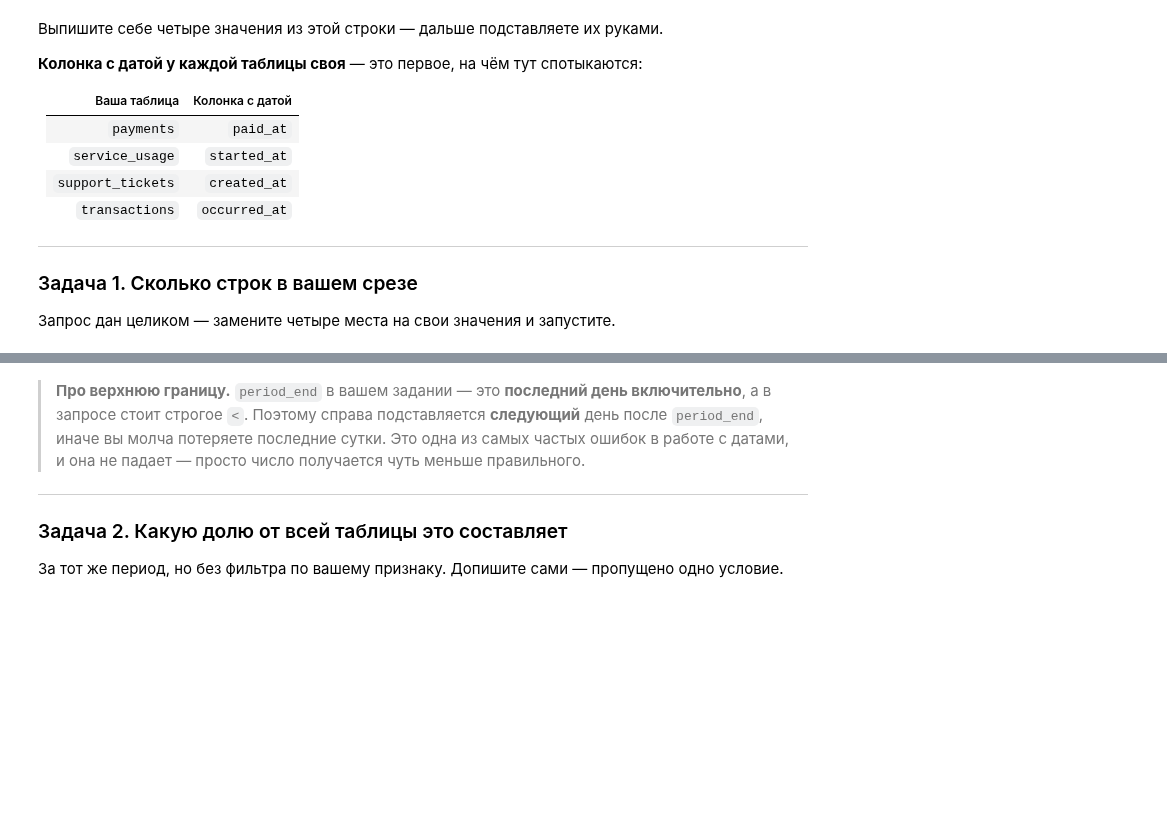
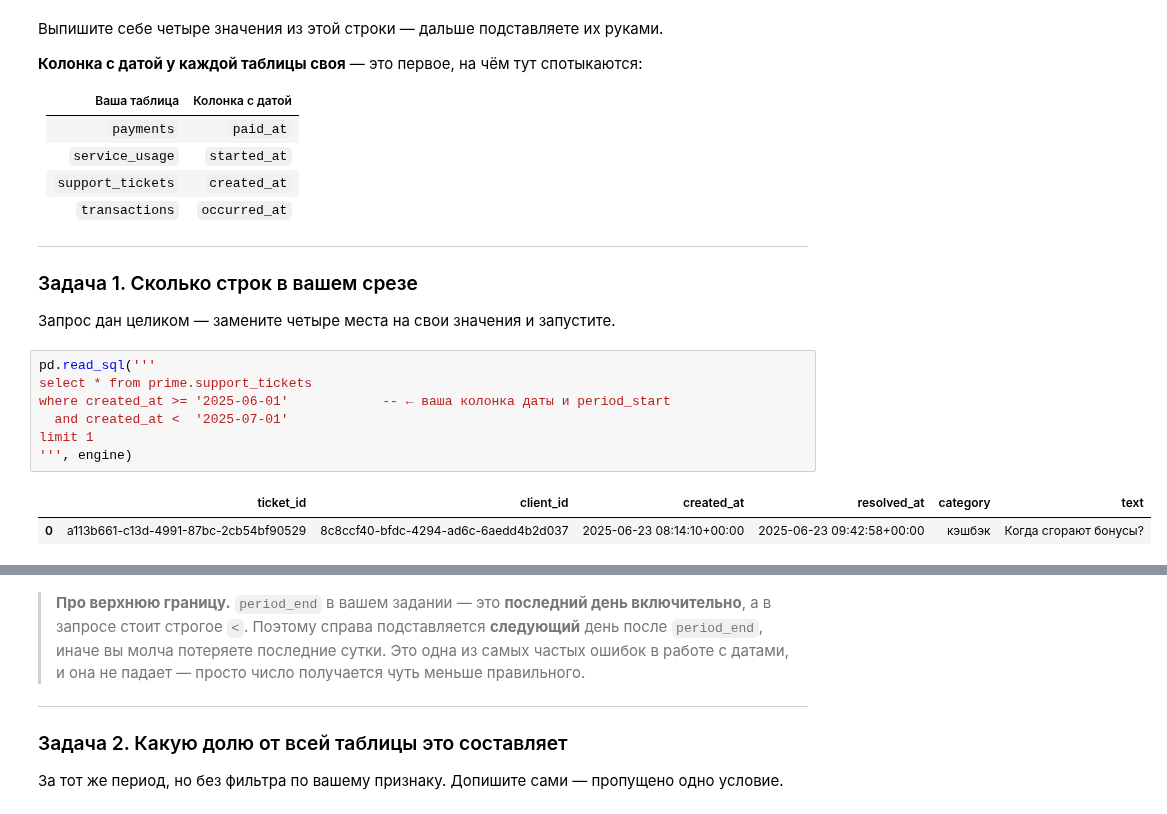
Before and after one commit to ART1X1/bpm_python_magistr, a Jupyter notebook: notebooks/seminar_1.ipynb, the cells around one changed output, grey strips where cells are left out. Drawn from its saved outputs; the diff is of its cells as text; blank space fills up the shorter version.

```diff
--- a/notebooks/seminar_1.ipynb
+++ b/notebooks/seminar_1.ipynb
@@ -475,4 +474,14 @@ pd.read_sql("select * from prime.assignments where login = current_user", engine
 ### Задача 1. Сколько строк в вашем срезе
 
 Запрос дан целиком — замените четыре места на свои значения и запустите.
+# %%
+pd.read_sql('''
+select * from prime.support_tickets
+where created_at >= '2025-06-01'            -- ← ваша колонка даты и period_start
+  and created_at <  '2025-07-01'
+limit 1
+''', engine)
+# %% [output]
+|  | ticket_id | client_id | created_at | resolved_at | category | text |
+| 0 | a113b661-c13d-4991-87bc-2cb54bf90529 | 8c8ccf40-bfdc-4294-ad6c-6aedd4b2d037 | 2025-06-23 08:14:10+00:00 | 2025-06-23 09:42:58+00:00 | кэшбэк | Когда сгорают бонусы? |
 # %%
```
Also changed, not shown: parts of 6 cells of this notebook, 1 other file.
